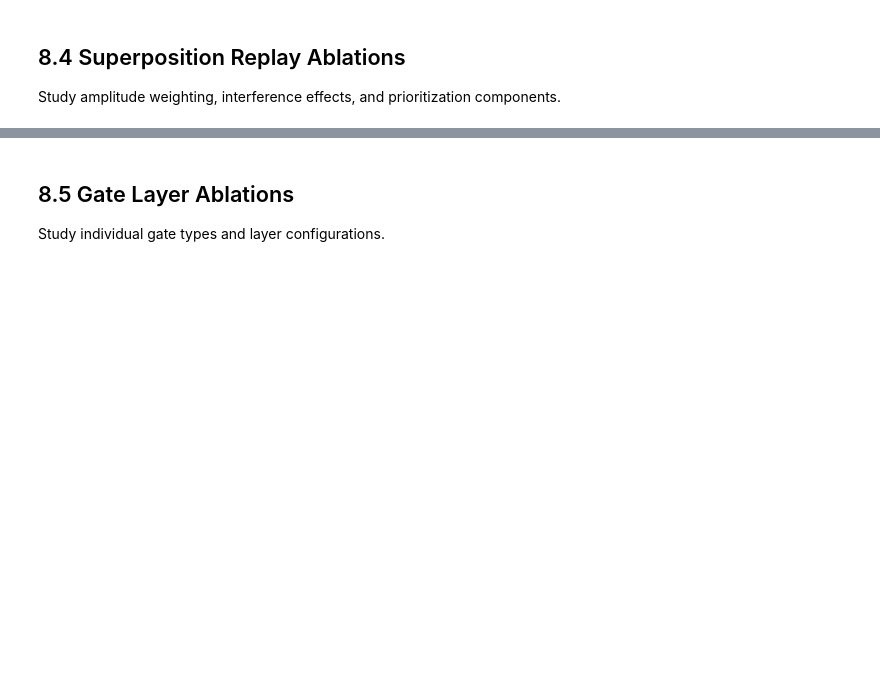
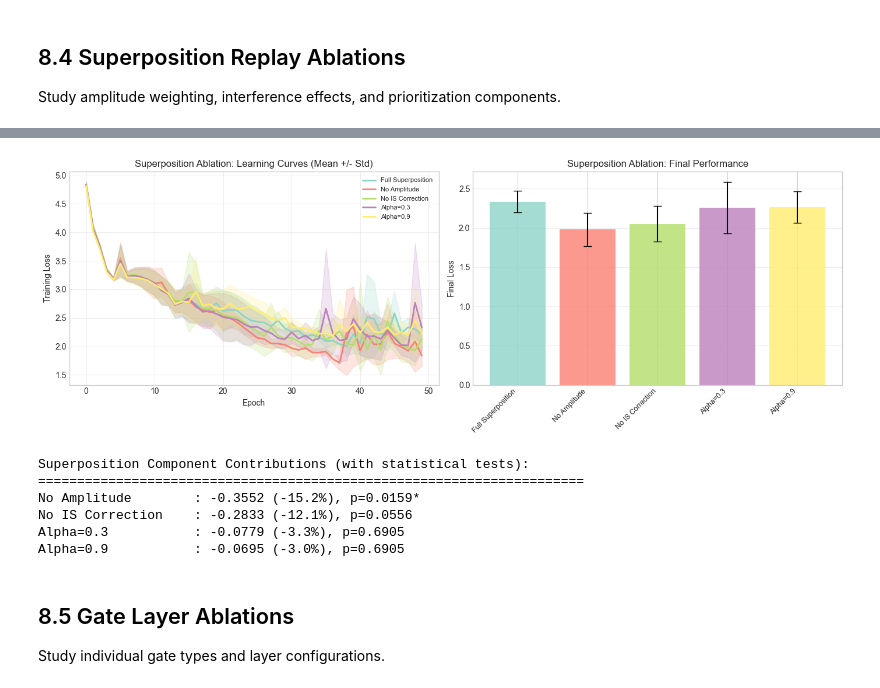
Before and after one commit to SaurabhJalendra/Quantum-Enhanced-Simulation-Learning-for-Reinforcement-Learning, a Jupyter notebook: phase1_cartpole_notebooks/08_ablation_studies.ipynb, the cells around one changed output, grey strips where cells are left out. Drawn from its saved outputs; the diff is of its cells as text; code cells hidden in the pictures; blank space fills up the shorter version.

```diff
--- a/phase1_cartpole_notebooks/08_ablation_studies.ipynb
+++ b/phase1_cartpole_notebooks/08_ablation_studies.ipynb
@@ -535,41 +706,60 @@ superposition_results = run_superposition_ablation(batches, obs_dim, action_dim)
 # %%
-# Visualize superposition ablations
+# Visualize superposition ablations with error bands
 fig, axes = plt.subplots(1, 2, figsize=(14, 5))
 
 colors = plt.cm.Set3(np.linspace(0, 1, len(superposition_results)))
 
 ax = axes[0]
 for (name, result), color in zip(superposition_results.items(), colors):
-    ax.plot(result['history'], label=name, color=color, linewidth=2)
+    mean = np.array(result['history_mean'])
+    std = np.array(result['history_std'])
+    epochs = range(len(mean))
+    ax.plot(epochs, mean, label=name, color=color, linewidth=2)
+    ax.fill_between(epochs, mean - std, mean + std, color=color, alpha=0.2)
 ax.set_xlabel('Epoch')
 ax.set_ylabel('Training Loss')
-ax.set_title('Superposition Ablation: Learning Curves')
+ax.set_title('Superposition Ablation: Learning Curves (Mean +/- Std)')
 ax.legend(fontsize=8)
 ax.grid(True, alpha=0.3)
 
 ax = axes[1]
 names = list(superposition_results.keys())
-final_losses = [superposition_results[n]['final_loss'] for n in names]
-bars = ax.bar(range(len(names)), final_losses, color=colors)
+final_means = [superposition_results[n]['final_loss_mean'] for n in names]
+final_stds = [superposition_results[n]['final_loss_std'] for n in names]
+bars = ax.bar(range(len(names)), final_means, yerr=final_stds, capsize=5, color=colors, alpha=0.8)
 ax.set_xticks(range(len(names)))
 ax.set_xticklabels(names, rotation=45, ha='right', fontsize=9)
 ax.set_ylabel('Final Loss')
 ax.set_title('Superposition Ablation: Final Performance')
 ax.grid(True, alpha=0.3, axis='y')
 
 plt.tight_layout()
 plt.savefig('../results/figures/ablation_superposition.png', dpi=150, bbox_inches='tight')
 plt.show()
 
-# Contribution analysis
-full_loss = superposition_results['Full Superposition']['final_loss']
-print("\nSuperposition Component Contributions:")
-print("="*50)
+# Contribution analysis with statistical significance
+full_loss = superposition_results['Full Superposition']['final_loss_mean']
+full_losses = superposition_results['Full Superposition']['final_losses']
+
+print("\nSuperposition Component Contributions (with statistical tests):")
+print("="*70)
 for name, result in superposition_results.items():
     if name != 'Full Superposition':
-        diff = result['final_loss'] - full_loss
+        diff = result['final_loss_mean'] - full_loss
         pct = (diff / full_loss) * 100
-        print(f"{name:20s}: {diff:+.4f} ({pct:+.1f}%)")
+
+        u_stat, p_value = stats.mannwhitneyu(full_losses, result['final_losses'], alternative='two-sided')
+        sig = '*' if p_value < 0.05 else ''
+
+        print(f"{name:20s}: {diff:+.4f} ({pct:+.1f}%), p={p_value:.4f}{sig}")
+# %% [output]
+[figure, added]
+Superposition Component Contributions (with statistical tests):
+======================================================================
+No Amplitude        : -0.3552 (-15.2%), p=0.0159*
+No IS Correction    : -0.2833 (-12.1%), p=0.0556
+Alpha=0.3           : -0.0779 (-3.3%), p=0.6905
+Alpha=0.9           : -0.0695 (-3.0%), p=0.6905
 # %% [markdown]
 ## 8.5 Gate Layer Ablations
 
```
Also changed, not shown: parts of 21 cells of this notebook, 30 other files.
